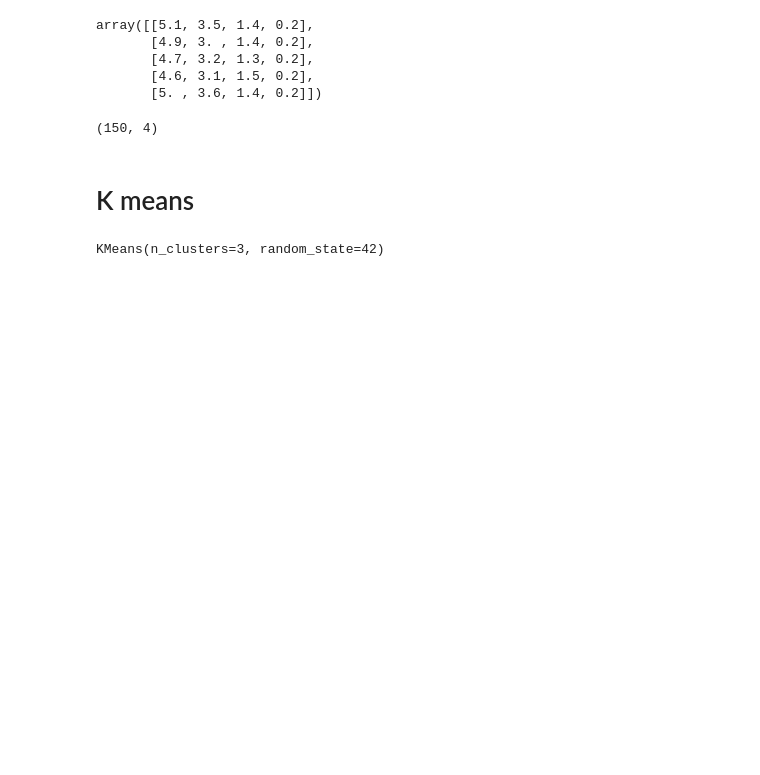
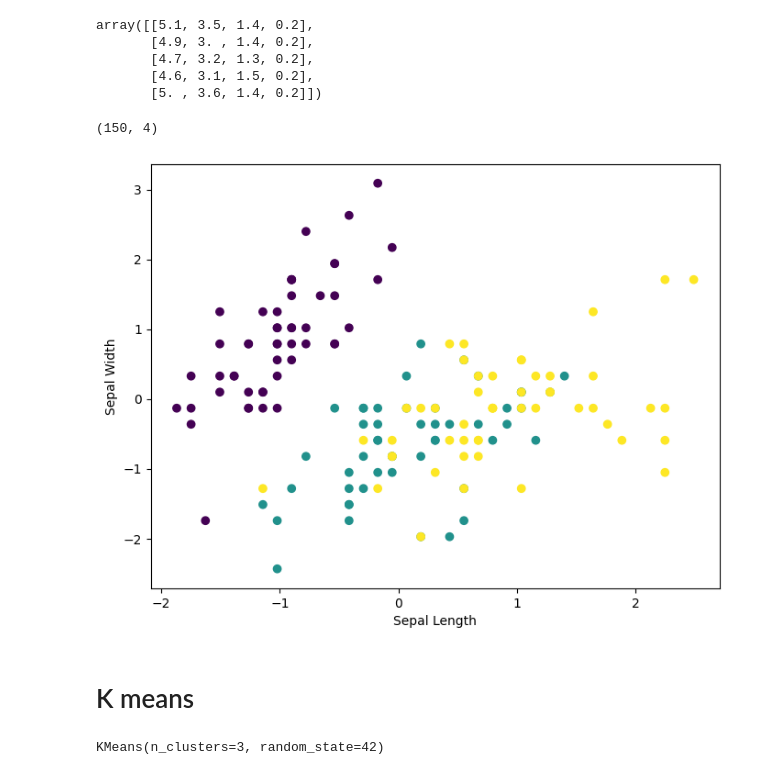
Before and after one commit to yuki172/ait508-assignments, a Jupyter notebook: week 1/week1-clustering-methods.ipynb, the cells around one changed output. Saved outputs shown, nothing was run; the diff lists cells and outputs as text; code cells hidden in the pictures; blank space fills up the shorter version.

```diff
--- a/week 1/week1-clustering-methods.ipynb
+++ b/week 1/week1-clustering-methods.ipynb
@@ -5,3 +5,5 @@ import sklearn.datasets
 from sklearn.preprocessing import StandardScaler
 # %%
 X_full = sklearn.datasets.load_iris()["data"]
+# %%
+y = sklearn.datasets.load_iris()["target"]
@@ -40,6 +62,10 @@ def plot_points(X, labels, centroids=None):
     plt.xlabel('Sepal Length')
     plt.ylabel('Sepal Width')
     plt.show()
+# %%
+plot_points(X, y)
+# %% [output]
+[figure, added]
 # %% [markdown]
 <h1>K means</h1>
 # %%
```
Also changed, not shown: parts of 4 cells of this notebook, 3 other files.
